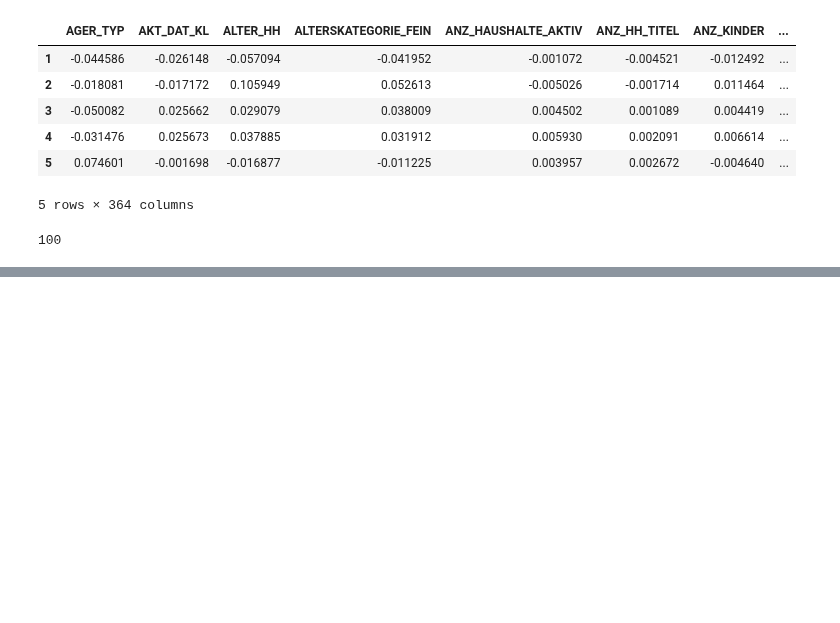
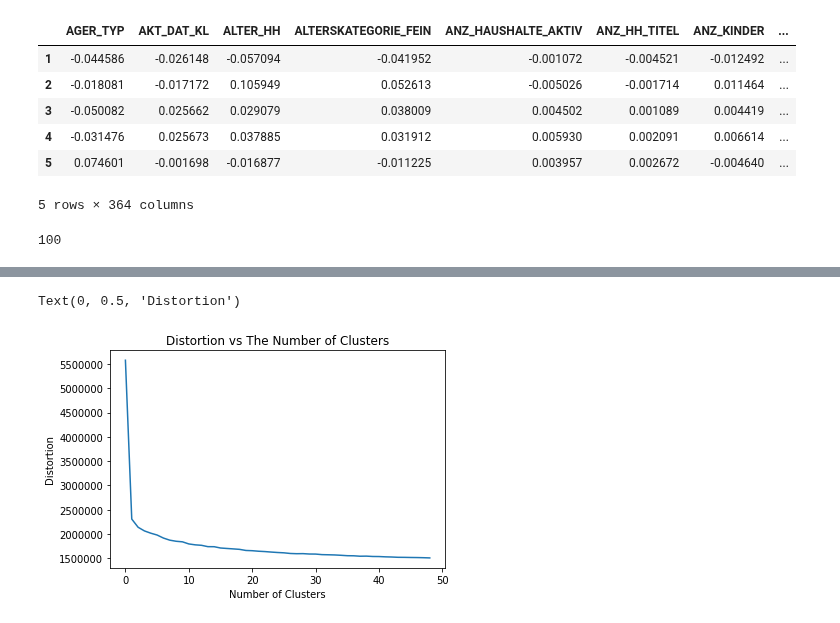
Before and after one commit to realmanisingh/population-segmentation, a Jupyter notebook: clustering.ipynb, the cells around one changed output, grey strips where cells are left out. Cells and saved outputs as stored; diff of their text form; code cells hidden in the pictures; blank space fills up the shorter version.

```diff
--- a/clustering.ipynb
+++ b/clustering.ipynb
@@ -183,0 +184,28 @@ print(important_features_dict)
+# %%
+# Finding the optimal value of k, for the number of clusters in K means clustering
+
+# Importing the K means model
+from sklearn.cluster import KMeans
+
+# For storing the distortion, the sum of squared distances of samples to their closest cluster center, for each iterations
+distortions = []
+
+# Trying different values for k, between 1 and 100
+for k in range(1, 50):
+    # Defining a k means model with the value of k for the iteration and with 100 iterations max
+    kmeans = KMeans(n_clusters=k,
+                    max_iter=100)
+
+    # Fitting the k means model to the dimensionality reduced customer data
+    kmeans.fit(customer_data_reduced)
+
+    # Appending the distortion value to the list
+    distortions.append(kmeans.inertia_)
+# %%
+plt.plot(distortions)
+plt.title("Distortion vs The Number of Clusters")
+plt.xlabel("Number of Clusters")
+plt.ylabel("Distortion")
+# %% [output]
+Text(0, 0.5, 'Distortion')
+[figure, added]
```
Also changed, not shown: parts of 2 cells of this notebook.
